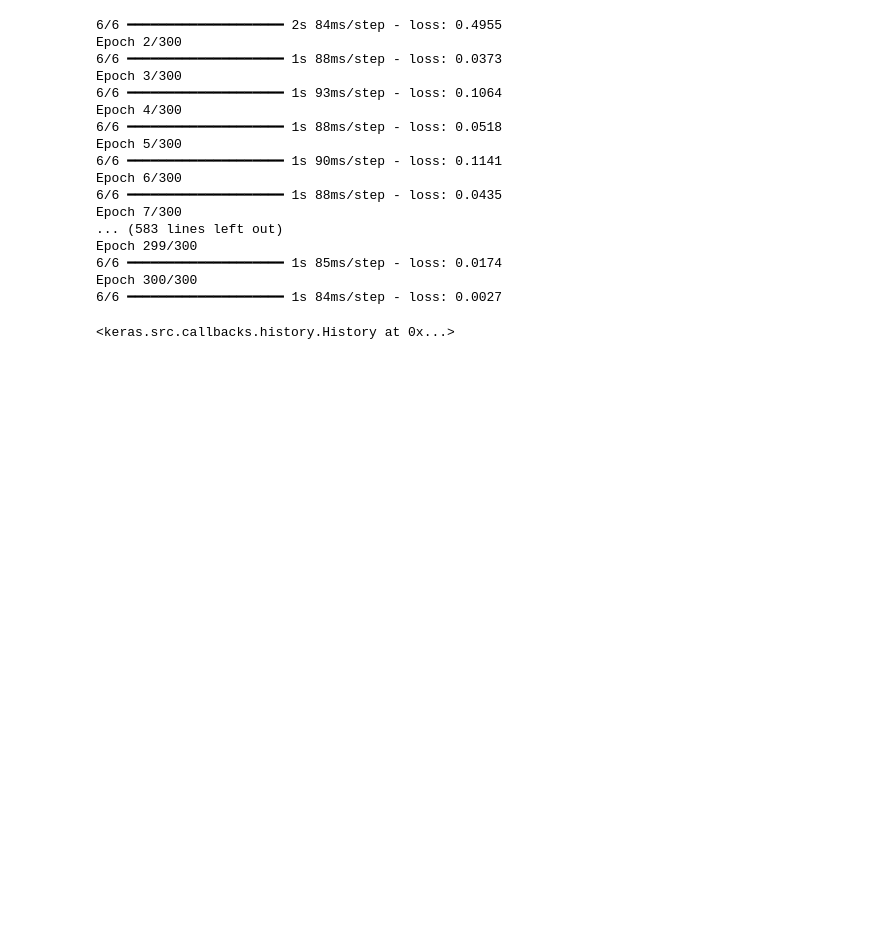
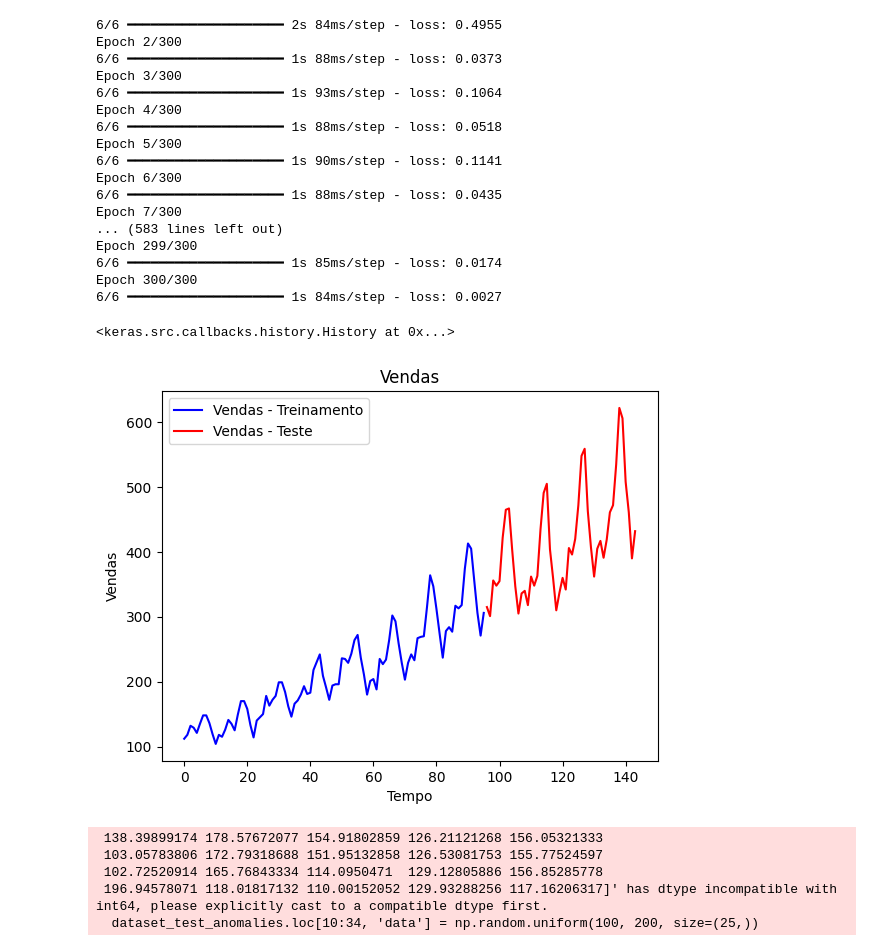
Before and after one commit to CaioFML/IA_studies, a Jupyter notebook: formacao_completa_inteligencia_artificial_e_machine_learning/section_9/lstm.ipynb, the cells around one changed output. Saved outputs shown, nothing was run; the diff lists cells and outputs as text; code cells hidden in the pictures; blank space fills up the shorter version.

```diff
--- a/formacao_completa_inteligencia_artificial_e_machine_learning/section_9/lstm.ipynb
+++ b/formacao_completa_inteligencia_artificial_e_machine_learning/section_9/lstm.ipynb
@@ -71,3 +71,28 @@ Epoch 299/300
 Epoch 300/300
 6/6 ━━━━━━━━━━━━━━━━━━━━ 1s 84ms/step - loss: 0.0027
 <keras.src.callbacks.history.History at 0x...>
+# %%
+train_values = dataset_train['data'].values
+test_values = dataset_test['data'].values
+total_values = np.concatenate((train_values, test_values), axis=0)
+time_index = range(len(total_values))
+plt.plot(time_index[:len(train_values)], train_values, color='blue', label='Vendas - Treinamento')
+plt.plot(time_index[len(train_values):], test_values, color='red', label='Vendas - Teste')
+plt.title('Vendas')
+plt.xlabel('Tempo')
+plt.ylabel('Vendas')
+plt.legend()
+plt.show()
+# %% [output]
+[figure, added]
+# %%
+dataset_test_anomalies = dataset_test.copy()
+dataset_test_anomalies.loc[:9, 'data'] = 90
+dataset_test_anomalies.loc[10:34, 'data'] = np.random.uniform(100, 200, size=(25,))
+dataset_test_anomalies.loc[35:, 'data'] = 90
+# %% [output]
+ 138.39899174 178.57672077 154.91802859 126.21121268 156.05321333
+ 103.05783806 172.79318688 151.95132858 126.53081753 155.77524597
+ 102.72520914 165.76843334 114.0950471  129.12805886 156.85285778
+ 196.94578071 118.01817132 110.00152052 129.93288256 117.16206317]' has dtype incompatible with int64, please explicitly cast to a compatible dtype first.
+  dataset_test_anomalies.loc[10:34, 'data'] = np.random.uniform(100, 200, size=(25,))
```
Also changed, not shown: parts of 4 cells of this notebook.
